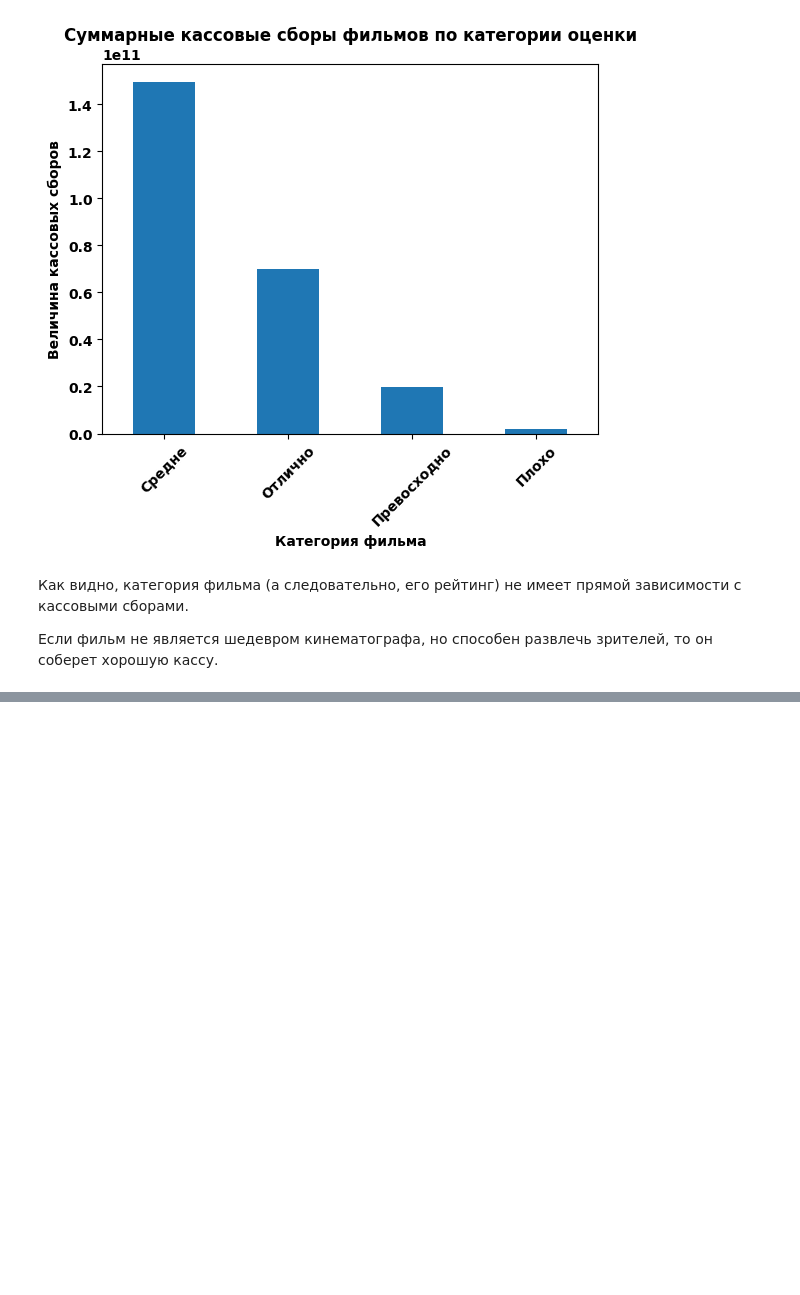
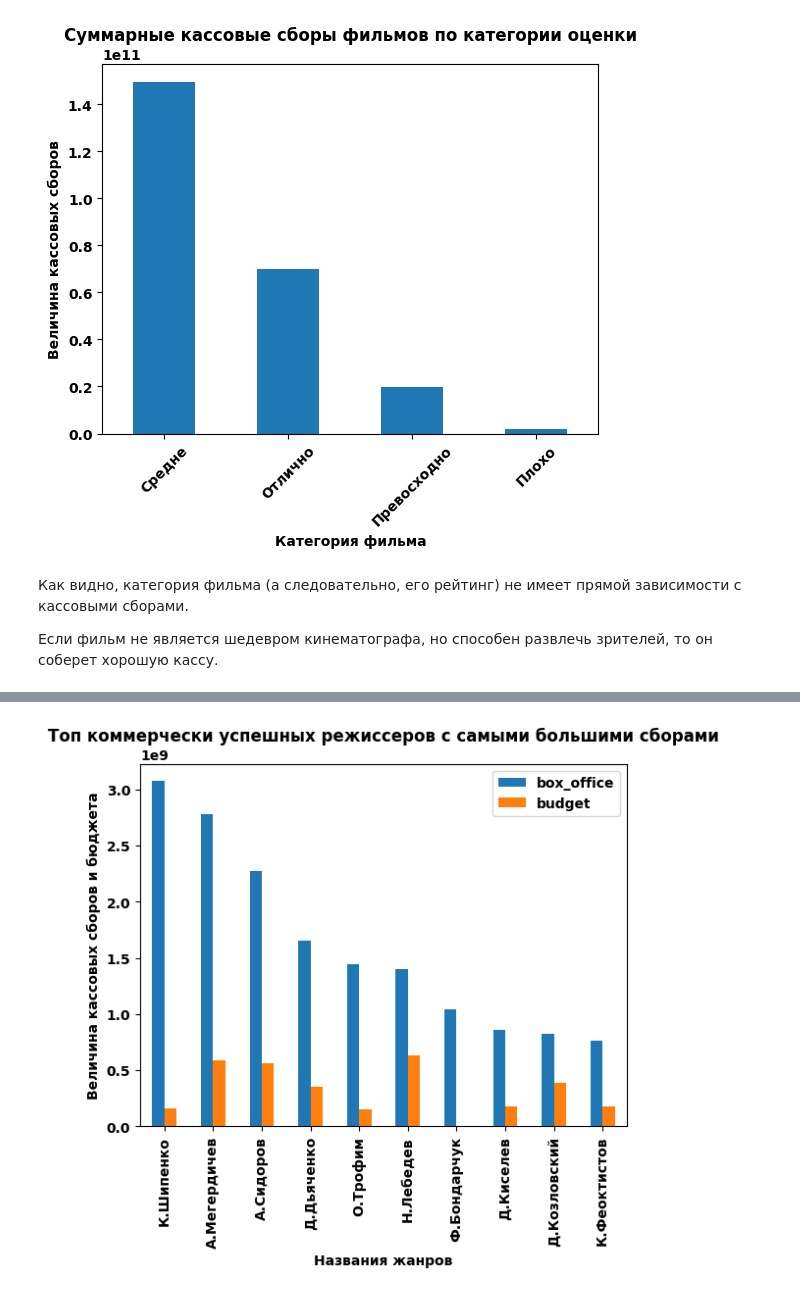
Before and after one commit to MrKostas/YandexPractikum_projects, a Jupyter notebook: notebooks/FourthPetProject_MainProject1.ipynb, the cells around one changed output, grey strips where cells are left out. Saved outputs shown, nothing was run; the diff lists cells and outputs as text; code cells hidden in the pictures; blank space fills up the shorter version.

```diff
--- a/notebooks/FourthPetProject_MainProject1.ipynb
+++ b/notebooks/FourthPetProject_MainProject1.ipynb
@@ -1003,0 +1051,4 @@ plt.show()
+# %%
+success_report(success_data, 'box_office', 'budget', 'main_director', 10, 'Топ коммерчески успешных режиссеров с самыми большими сборами', 'Названия жанров', 'Величина кассовых сборов и бюджета')
+# %% [output]
+[figure, added]
```
Also changed, not shown: parts of 13 cells of this notebook.
